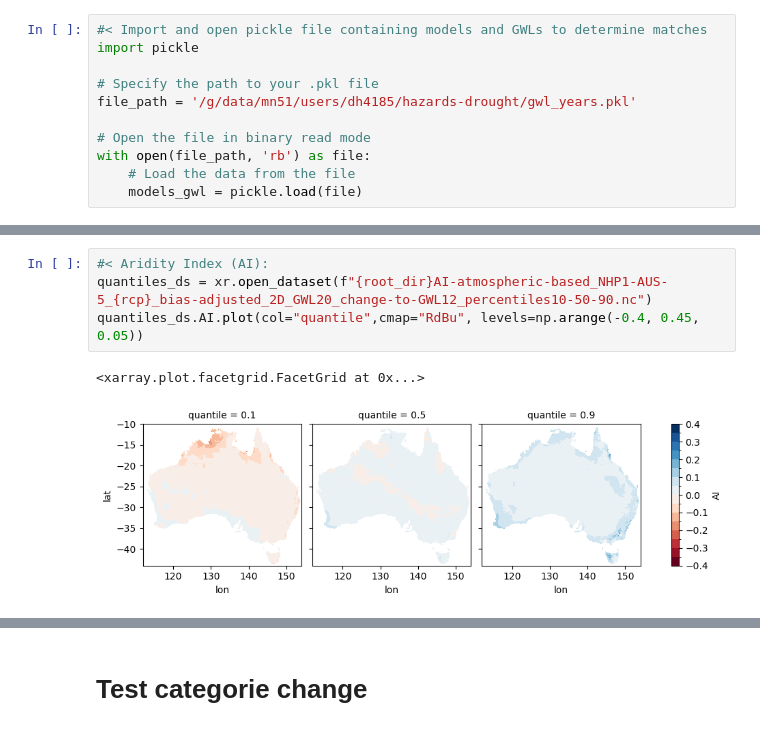
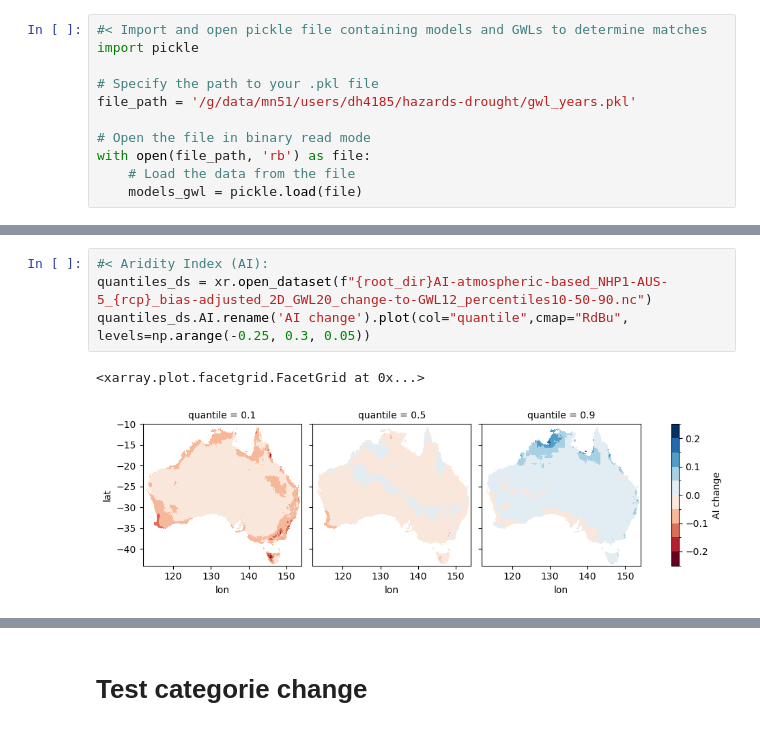
Before and after one commit to AusClimateService/hazards-drought, a Jupyter notebook: compute_MME.ipynb, the cells around one changed output, grey strips where cells are left out. Drawn from its saved outputs; the diff is of its cells as text.

```diff
--- a/compute_MME.ipynb
+++ b/compute_MME.ipynb
@@ -207,7 +245,7 @@ quantiles_ds.AI.plot(col="quantile",cmap="RdBu", levels=np.arange(-0.4, 0.45, 0.
 # %%
 #< Aridity Index (AI):
 quantiles_ds = xr.open_dataset(f"{root_dir}AI-atmospheric-based_NHP1-AUS-5_{rcp}_bias-adjusted_2D_GWL20_change-to-GWL12_percentiles10-50-90.nc")
-quantiles_ds.AI.plot(col="quantile",cmap="RdBu", levels=np.arange(-0.4, 0.45, 0.05))
+quantiles_ds.AI.rename('AI change').plot(col="quantile",cmap="RdBu", levels=np.arange(-0.25, 0.3, 0.05))
 # %% [output]
 <xarray.plot.facetgrid.FacetGrid at 0x...>
-[figure, old version]
+[figure, new version]
```
Also changed, not shown: parts of 20 cells of this notebook, 1 other file.
